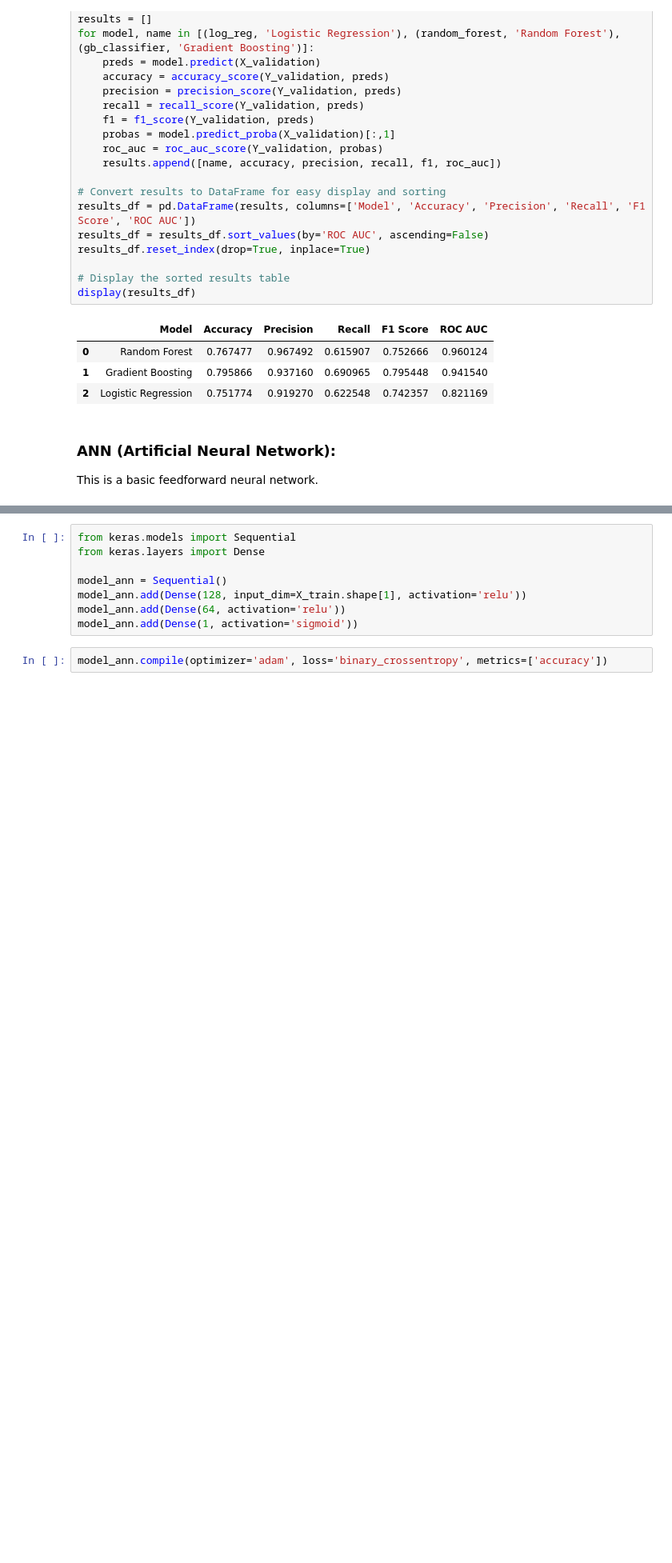
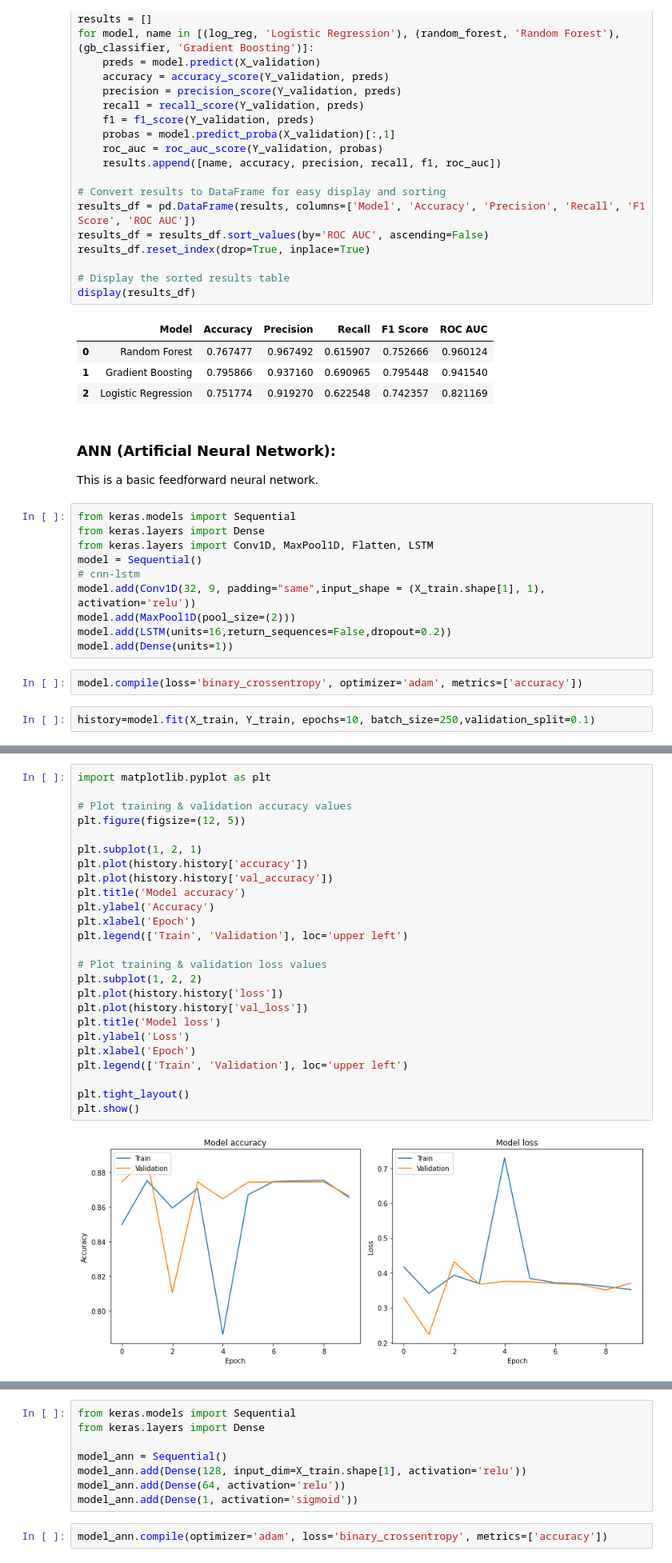
Before and after one commit to AI4Ric/MScDataAnalysis, a Jupyter notebook: CA1_v1.ipynb, the cells around one changed output, grey strips where cells are left out. Shown: that part at 80% size. Cells and saved outputs as stored; diff of their text form; blank space fills up the shorter version.

```diff
--- a/CA1_v1.ipynb
+++ b/CA1_v1.ipynb
@@ -487,3 +487,17 @@ display(results_df)
 # %% [markdown]
 ### ANN (Artificial Neural Network):
 This is a basic feedforward neural network.
+# %%
+from keras.models import Sequential
+from keras.layers import Dense
+from keras.layers import Conv1D, MaxPool1D, Flatten, LSTM
+model = Sequential()
+# cnn-lstm
+model.add(Conv1D(32, 9, padding="same",input_shape = (X_train.shape[1], 1), activation='relu'))
+model.add(MaxPool1D(pool_size=(2)))
+model.add(LSTM(units=16,return_sequences=False,dropout=0.2))
+model.add(Dense(units=1))
+# %%
+model.compile(loss='binary_crossentropy', optimizer='adam', metrics=['accuracy'])
+# %%
+history=model.fit(X_train, Y_train, epochs=10, batch_size=250,validation_split=0.1)
@@ -489,0 +532,27 @@ This is a basic feedforward neural network.
+# %%
+import matplotlib.pyplot as plt
+
+# Plot training & validation accuracy values
+plt.figure(figsize=(12, 5))
+
+plt.subplot(1, 2, 1)
+plt.plot(history.history['accuracy'])
+plt.plot(history.history['val_accuracy'])
+plt.title('Model accuracy')
+plt.ylabel('Accuracy')
+plt.xlabel('Epoch')
+plt.legend(['Train', 'Validation'], loc='upper left')
+
+# Plot training & validation loss values
+plt.subplot(1, 2, 2)
+plt.plot(history.history['loss'])
+plt.plot(history.history['val_loss'])
+plt.title('Model loss')
+plt.ylabel('Loss')
+plt.xlabel('Epoch')
+plt.legend(['Train', 'Validation'], loc='upper left')
+
+plt.tight_layout()
+plt.show()
+# %% [output]
+[figure, added]
```
Also changed, not shown: parts of 17 cells of this notebook, 8 other files.
